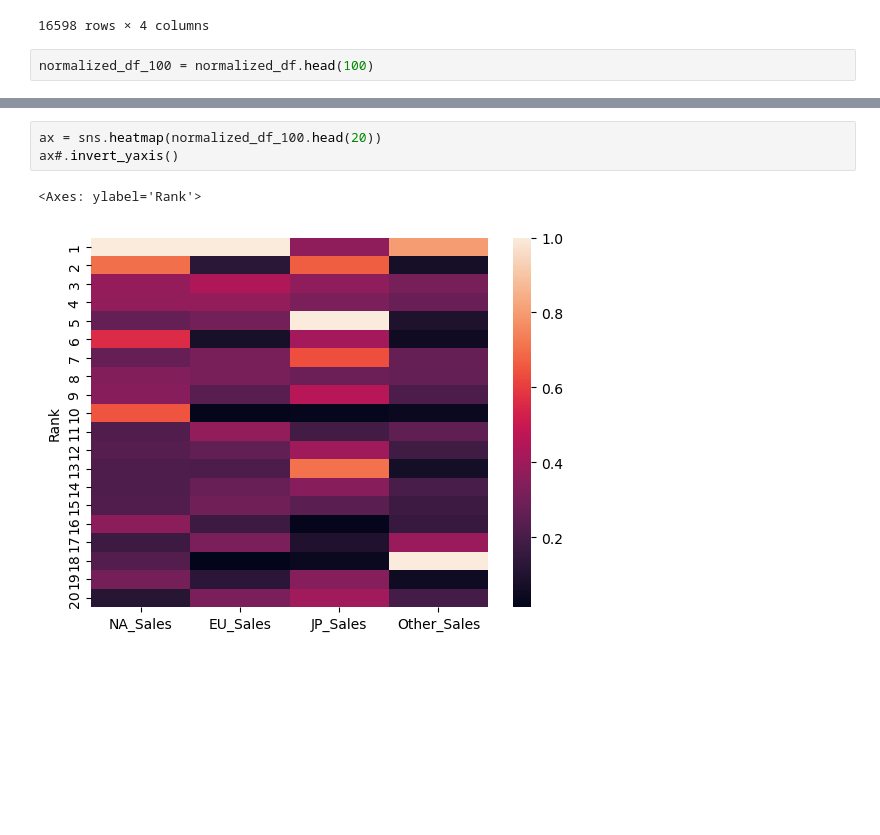
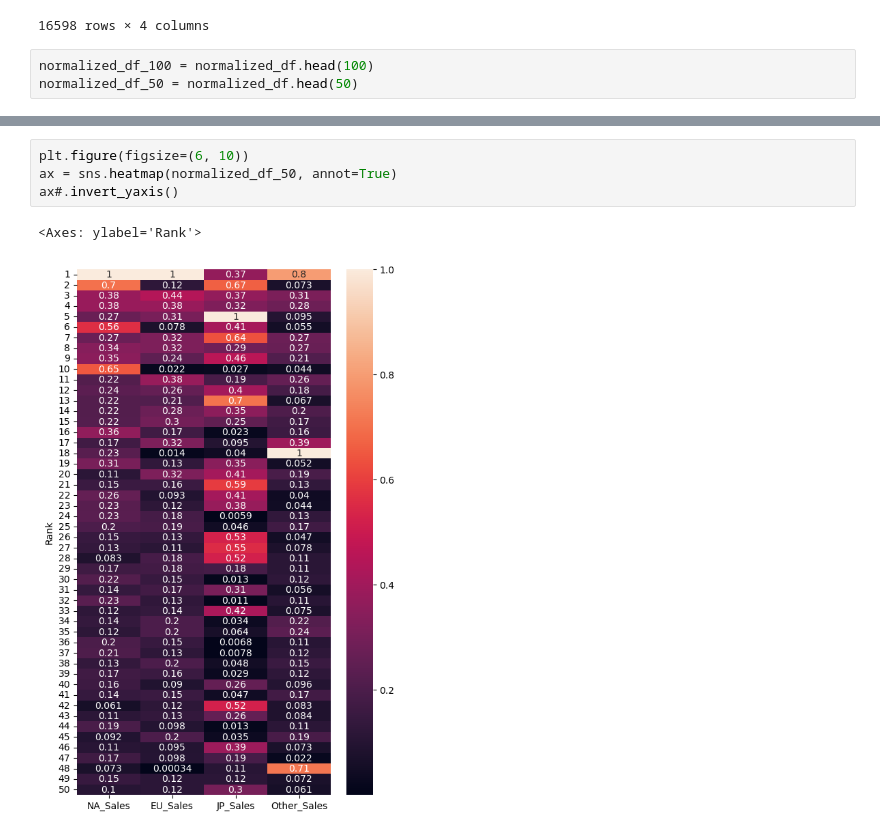
Before and after one commit to KlymentievMaksym/AD-labs, a Jupyter notebook: Coursework/Coursework.ipynb, the cells around one changed output, grey strips where cells are left out. Cells and saved outputs as stored; diff of their text form; blank space fills up the shorter version.

```diff
--- a/Coursework/Coursework.ipynb
+++ b/Coursework/Coursework.ipynb
@@ -258,4 +229,5 @@ normalized_df
 16598 rows × 4 columns
 # %%
 normalized_df_100 = normalized_df.head(100)
+normalized_df_50 = normalized_df.head(50)
 # %%
@@ -275,6 +248,7 @@ sns.histplot(normalized_df_100.head(50))
 # %%
-ax = sns.heatmap(normalized_df_100.head(20))
+plt.figure(figsize=(6, 10))
+ax = sns.heatmap(normalized_df_50, annot=True)
 ax#.invert_yaxis()
 # %% [output]
 <Axes: ylabel='Rank'>
-[figure, old version]
+[figure, new version]
```
Also changed, not shown: parts of 6 cells of this notebook.
